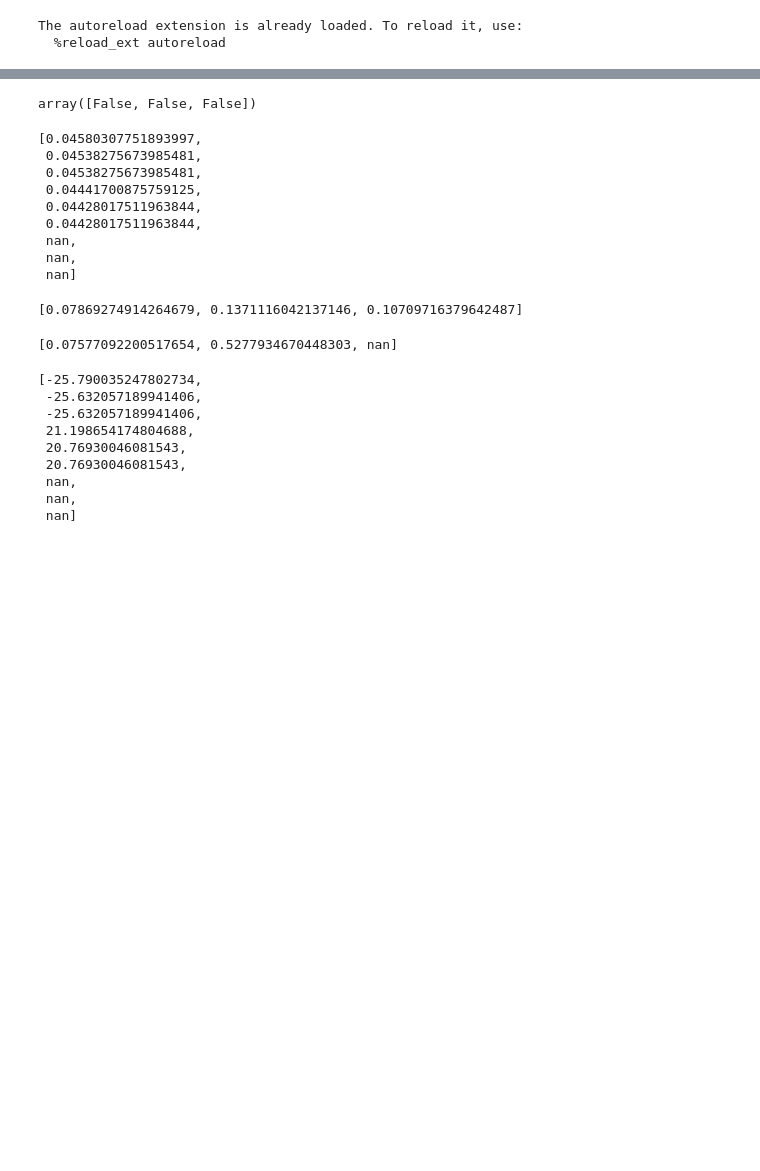
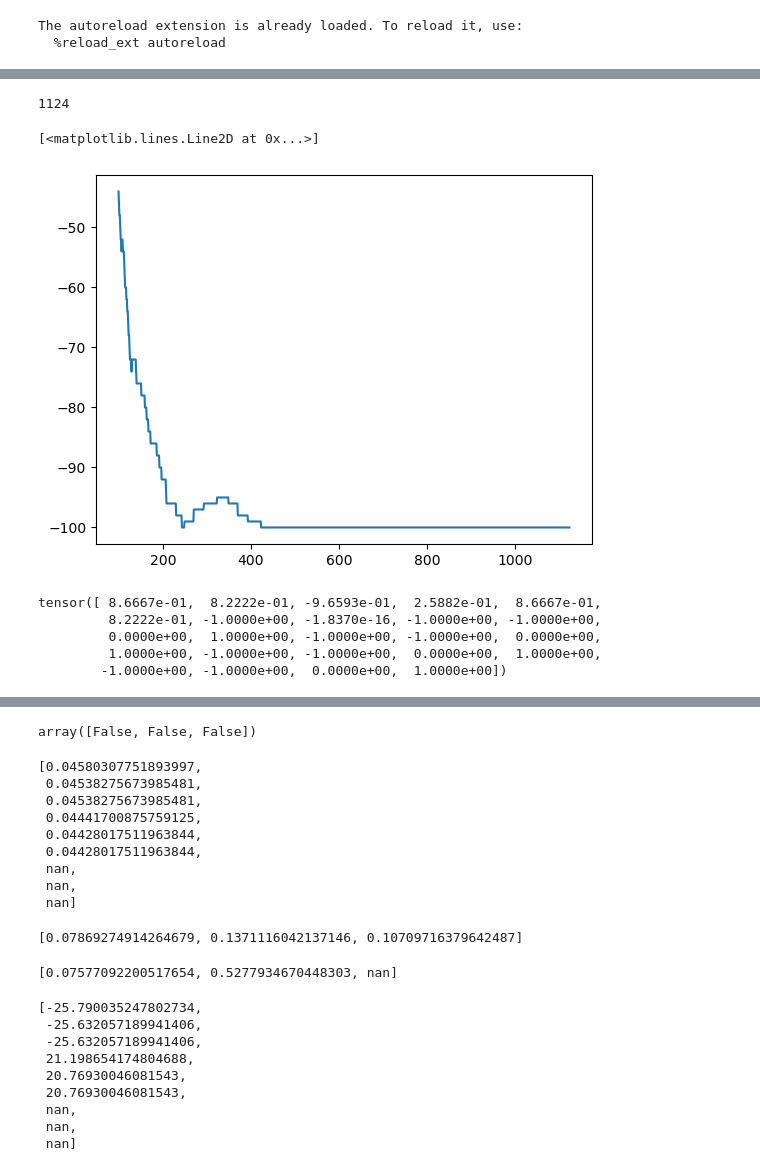
Before and after one commit to HristoBuyukliev/Delta-academy, a Jupyter notebook: Space Shooter/[0] Space shooter PPO.ipynb, the cells around one changed output, grey strips where cells are left out. Cells and saved outputs as stored; diff of their text form; code cells hidden in the pictures; blank space fills up the shorter version.

```diff
--- a/Space Shooter/[0] Space shooter PPO.ipynb
+++ b/Space Shooter/[0] Space shooter PPO.ipynb
@@ -42,3 +40,5 @@ device = 'cuda:0'
+# %%
+device = 'cpu'
 # %%
 def choose_move(state, neural_network: nn.Module) -> int:
     probs = neural_network(state.to(device))
@@ -47,16 +47,16 @@ def choose_move(state, neural_network: nn.Module) -> int:
     return int(move)
 # %%
 policy = nn.Sequential(
-    nn.Linear(24, 1000),
-    nn.LeakyReLU(),
-    nn.Linear(1000, 1000),
+    nn.Linear(35, 1000),
     nn.LeakyReLU(),
     nn.Linear(1000, 6),
     nn.Softmax(dim=-1)
 )
 
 V = nn.Sequential(
-    nn.Linear(24, 1000),
+    nn.Linear(35, 1000),
+    nn.LeakyReLU(),
+    nn.Linear(1000, 1000),
     nn.LeakyReLU(),
     nn.Linear(1000, 1),
     nn.Tanh()
@@ -67,8 +67,8 @@ V = nn.Sequential(
 gamma = 0.99
 lamda = 0.99
 erm = EpisodeReplayMemory(gamma, lamda)
-optimizer_policy = torch.optim.Adam(policy.parameters(), lr=0.0005)
-optimizer_value = torch.optim.Adam(V.parameters(), lr=0.0001)
+optimizer_policy = torch.optim.Adam(policy.parameters(), lr=0.001)
+optimizer_value = torch.optim.Adam(V.parameters(), lr=0.005)
 
 episodes_per_stage = 1000
 batch_size = 1000
@@ -159,7 +107,7 @@ for stage in tqdm(range(n_stages)):
                      half_sized_game=half_sized_game)
     for episode in tqdm(range(episodes_per_stage)):
         old_observation, reward, done, info = env.reset()
-#         old_observation = add_features(old_observation).to(device)
+        old_observation = add_features(old_observation).to(device)
         old_observation = old_observation.to(device)
         old_value = V(old_observation)
         while not done:
@@ -167,7 +115,7 @@ for stage in tqdm(range(n_stages)):
             chosen_move = np.random.choice(range(0,6), p=probs.detach().cpu().numpy())
             observation, reward, done, info = env.step(int(chosen_move))
             observation = observation.to(device)
-#             observation = add_features(observation).to(device)
+            observation = add_features(observation).to(device)
             value = V(observation)
 
             erm.append({
@@ -200,7 +148,7 @@ for stage in tqdm(range(n_stages)):
             value_estimates = old_values[:,0].detach()
 
             # policy
-            epsilon = 0.01
+            epsilon = 0.05
             old_probs = old_probs[range(batch_size), data['chosen_move'].long()].detach()
             for step in range(gradient_steps):
 #                 print('========')
@@ -212,7 +160,6 @@ for stage in tqdm(range(n_stages)):
                 prob_ratio = torch.min(prob_ratio, torch.clamp(prob_ratio, 1-epsilon, 1+epsilon))
 #                 print(f'after clipping: {prob_ratio}')
                 scale = (data['gae'].to(device) - value_estimates)
-                print(scale.mean(), scale.std())
                 loss_policy = (- prob_ratio * (data['gae'].to(device) - value_estimates)).mean()
                 loss_policies.append(loss_policy.item())
 #                 print(f'loss: {loss_policy.item()}')
@@ -251,3 +211,22 @@ KeyboardInterrupt:
+# %%
+len(results)
+# %% [output]
+1124
+# %%
+a = pd.Series(results)
+# %%
+plt.plot(a.rolling(100).sum())
+# %% [output]
+[<matplotlib.lines.Line2D at 0x...>]
+[figure, added]
+# %%
+observation
+# %% [output]
+tensor([ 8.6667e-01,  8.2222e-01, -9.6593e-01,  2.5882e-01,  8.6667e-01,
+         8.2222e-01, -1.0000e+00, -1.8370e-16, -1.0000e+00, -1.0000e+00,
+         0.0000e+00,  1.0000e+00, -1.0000e+00, -1.0000e+00,  0.0000e+00,
+         1.0000e+00, -1.0000e+00, -1.0000e+00,  0.0000e+00,  1.0000e+00,
+        -1.0000e+00, -1.0000e+00,  0.0000e+00,  1.0000e+00])
 # %%
 erm.current_episode
 # %% [output]
```
Also changed, not shown: parts of 9 cells of this notebook, 2 other files.
